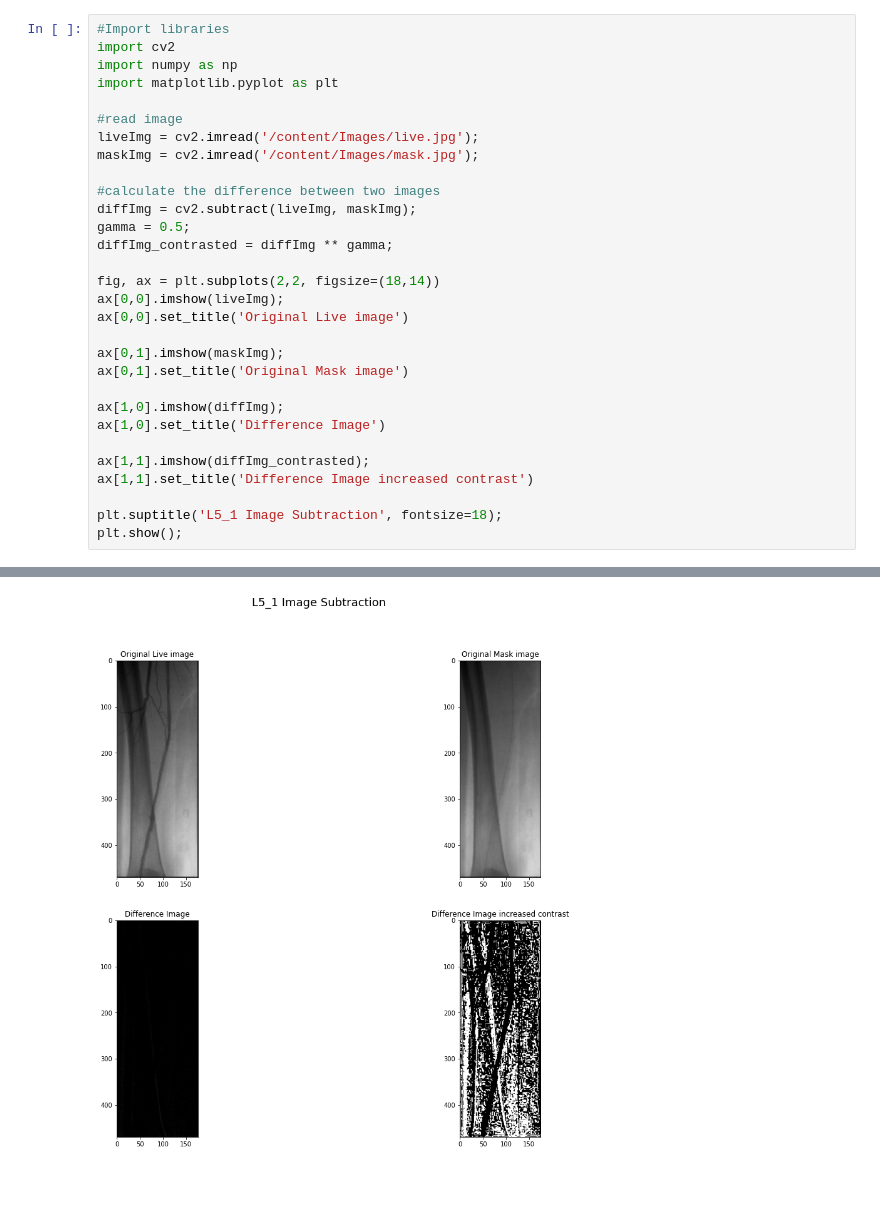
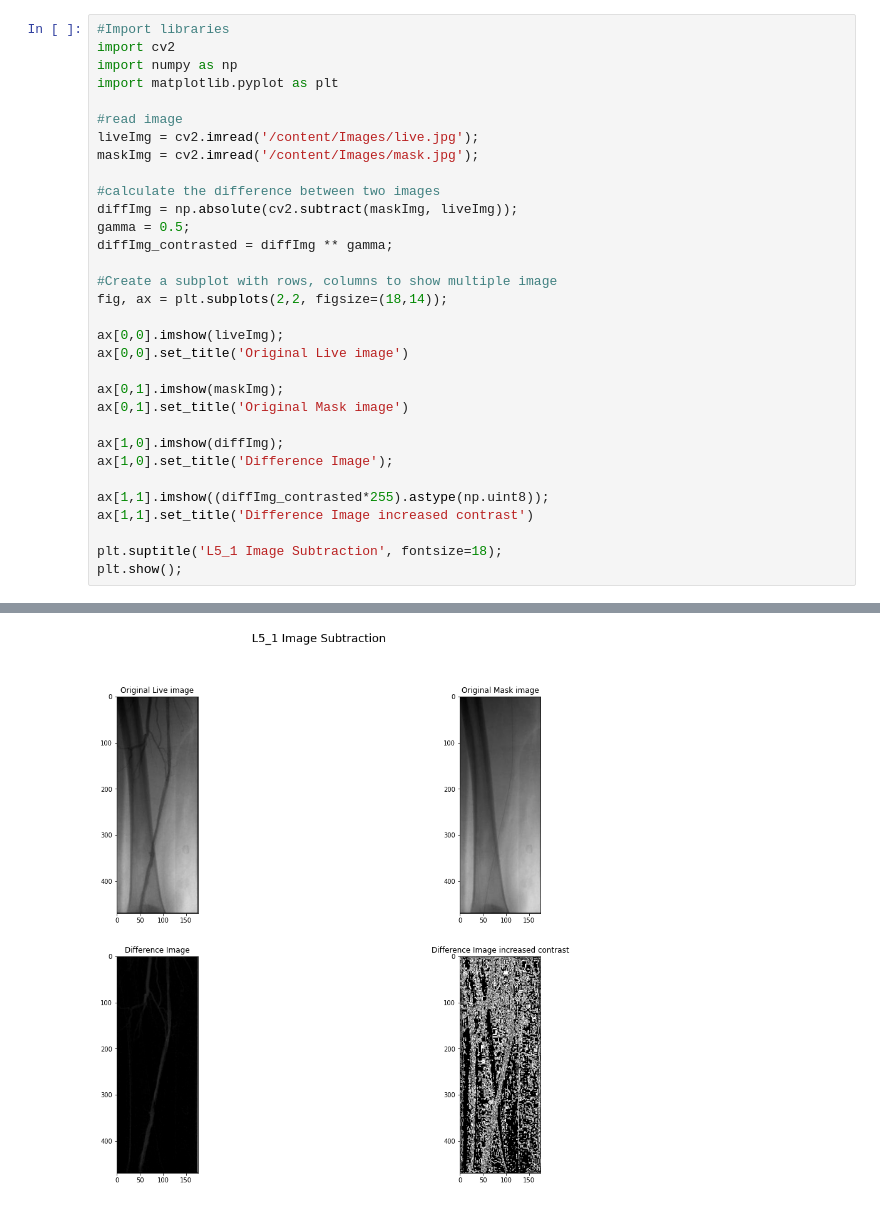
Before and after one commit to HienNguyenMinh/ImageProcessing, a Jupyter notebook: L5_1_Image_Subtraction.ipynb, the cells around one changed output, grey strips where cells are left out. Saved outputs shown, nothing was run; the diff lists cells and outputs as text.

```diff
--- a/L5_1_Image_Subtraction.ipynb
+++ b/L5_1_Image_Subtraction.ipynb
@@ -11,11 +11,13 @@ liveImg = cv2.imread('/content/Images/live.jpg');
 maskImg = cv2.imread('/content/Images/mask.jpg');
 
 #calculate the difference between two images
-diffImg = cv2.subtract(liveImg, maskImg);
+diffImg = np.absolute(cv2.subtract(maskImg, liveImg));
 gamma = 0.5;
 diffImg_contrasted = diffImg ** gamma;
 
-fig, ax = plt.subplots(2,2, figsize=(18,14))
+#Create a subplot with rows, columns to show multiple image
+fig, ax = plt.subplots(2,2, figsize=(18,14));
+
 ax[0,0].imshow(liveImg);
 ax[0,0].set_title('Original Live image')
 
@@ -23,9 +25,9 @@ ax[0,1].imshow(maskImg);
 ax[0,1].set_title('Original Mask image')
 
 ax[1,0].imshow(diffImg);
-ax[1,0].set_title('Difference Image')
+ax[1,0].set_title('Difference Image');
 
-ax[1,1].imshow(diffImg_contrasted);
+ax[1,1].imshow((diffImg_contrasted*255).astype(np.uint8));
 ax[1,1].set_title('Difference Image increased contrast')
 
 plt.suptitle('L5_1 Image Subtraction', fontsize=18);
@@ -35 +36 @@ WARNING:matplotlib.image:Clipping input data to the valid range for imshow with
-[figure, old version]
+[figure, new version]
```
Also changed, not shown: parts of 1 cell of this notebook.
